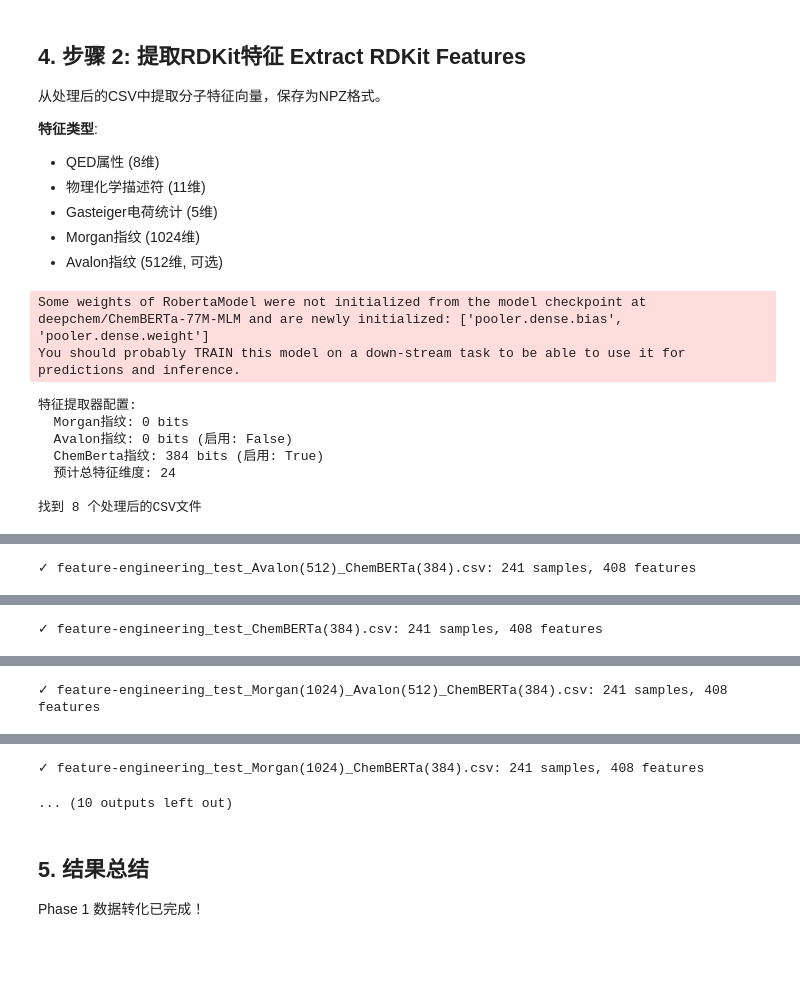
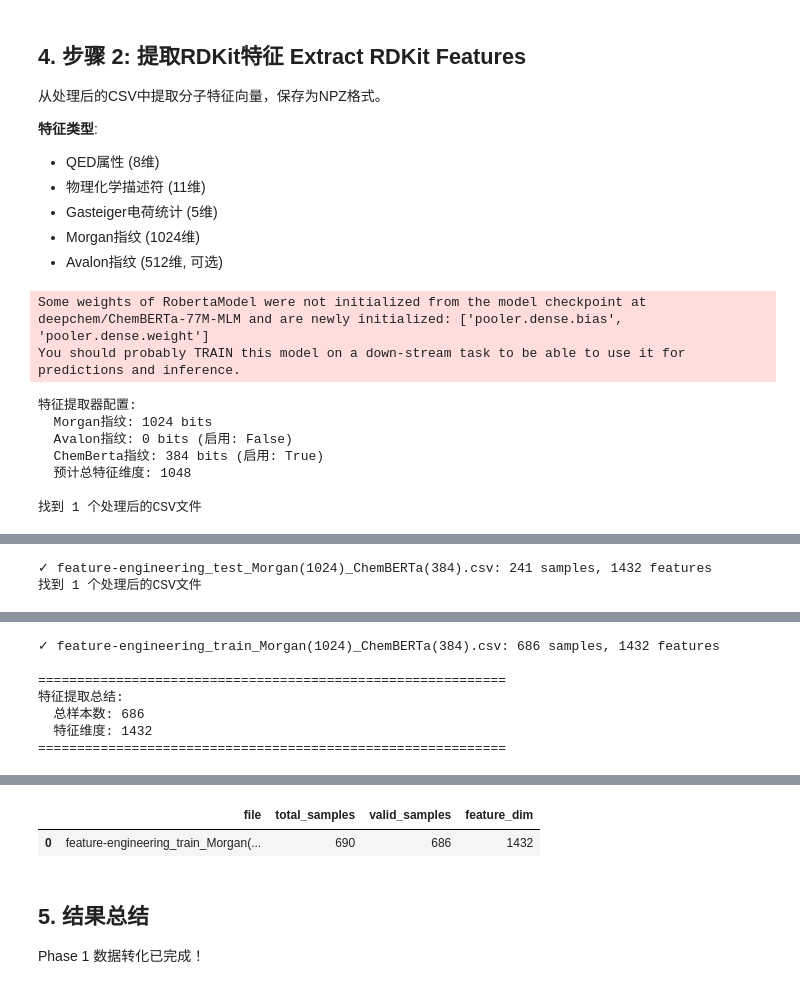
Before and after one commit to ViceMusic/feature_extraction, a Jupyter notebook: notebooks/特征工程_Phase1_1_数据集融合：增加ChemBerta分子表征.ipynb, the cells around one changed output, grey strips where cells are left out. Cells and saved outputs as stored; diff of their text form; code cells hidden in the pictures; blank space fills up the shorter version.

```diff
--- a/notebooks/特征工程_Phase1_1_数据集融合：增加ChemBerta分子表征.ipynb
+++ b/notebooks/特征工程_Phase1_1_数据集融合：增加ChemBerta分子表征.ipynb
@@ -79,10 +79,10 @@ CONFIG = {
     'figures_dir': project_root / 'data' / 'feature-engineering'/ 'figures' / 'phase1',
 
     # 备注信息：（用于挑选对应的数据和特征）
-    'message':"ChemBERTa(384)",#Morgan(1024)_Avalon(512)_
+    'message':"Morgan(1024)_ChemBERTa(384)",#Morgan(1024)_Avalon(512)_ChemBERTa(384)
 
     # 特征提取参数
-    'morgan_bits': 0, #1024,     # Morgan指纹位数（这里临时修改为0，关闭特征提取）
+    'morgan_bits': 1024, #1024,     # Morgan指纹位数（这里临时修改为0，关闭特征提取）
     'avalon_bits': 0,      # Avalon指纹位数512
     'chemberta_bits': 384,   # 根据目前所知，这个只有0和384，剩下改了都没用
     # （放在外面配置了）'use_avalon': True ,      # 是否使用Avalon指纹（需RDKit支持）
@@ -346,8 +346,19 @@ print(f"  Avalon指纹: {CONFIG['avalon_bits']} bits (启用: {CONFIG['use_avalo
 print(f"  ChemBerta指纹: {CONFIG['chemberta_bits']} bits (启用: {CONFIG['use_chemberta']})")
 print(f"  预计总特征维度: {featurizer.n_features}\n")
 
-# 执行：批量提取特征
-processed_csvs = list(CONFIG['processed_dir'].glob(f"feature-engineering_*_{CONFIG['message']}.csv"))
+# 执行：批量提取测试集特征
+processed_csvs = list(CONFIG['processed_dir'].glob(f"feature-engineering_test_{CONFIG['message']}.csv"))
+print(f"找到 {len(processed_csvs)} 个处理后的CSV文件\n")
+
+feature_stats = []
+for csv_file in processed_csvs:
+    stats = extract_rdkit_features(csv_file, CONFIG['features_dir'], featurizer)
+    if "error" not in stats:
+        feature_stats.append(stats)
+        print(f"✓ {stats['file']}: {stats['valid_samples']} samples, {stats['feature_dim']} features")
+
+# 执行：批量提取训练集特征
+processed_csvs = list(CONFIG['processed_dir'].glob(f"feature-engineering_train_{CONFIG['message']}.csv"))
 print(f"找到 {len(processed_csvs)} 个处理后的CSV文件\n")
 
 feature_stats = []
@@ -370,9 +381,9 @@ display(feat_summary_df[['file', 'total_samples', 'valid_samples', 'feature_dim'
 Some weights of RobertaModel were not initialized from the model checkpoint at deepchem/ChemBERTa-77M-MLM and are newly initialized: ['pooler.dense.bias', 'pooler.dense.weight']
 You should probably TRAIN this model on a down-stream task to be able to use it for predictions and inference.
 特征提取器配置:
-  Morgan指纹: 0 bits
+  Morgan指纹: 1024 bits
   Avalon指纹: 0 bits (启用: False)
   ChemBerta指纹: 384 bits (启用: True)
-  预计总特征维度: 24
+  预计总特征维度: 1048
 
-找到 8 个处理后的CSV文件
+找到 1 个处理后的CSV文件
@@ -396 +407,2 @@ You should probably TRAIN this model on a down-stream task to be able to use it
-✓ feature-engineering_test_Avalon(512)_ChemBERTa(384).csv: 241 samples, 408 features
+✓ feature-engineering_test_Morgan(1024)_ChemBERTa(384).csv: 241 samples, 1432 features
+找到 1 个处理后的CSV文件
@@ -416 +428,7 @@ You should probably TRAIN this model on a down-stream task to be able to use it
-✓ feature-engineering_test_ChemBERTa(384).csv: 241 samples, 408 features
+✓ feature-engineering_train_Morgan(1024)_ChemBERTa(384).csv: 686 samples, 1432 features
+
+============================================================
+特征提取总结:
+  总样本数: 686
+  特征维度: 1432
+============================================================
@@ -440 +434,0 @@ You should probably TRAIN this model on a down-stream task to be able to use it
-✓ feature-engineering_test_Morgan(1024)_Avalon(512)_ChemBERTa(384).csv: 241 samples, 408 features
@@ -458,5 +435,5 @@ You should probably TRAIN this model on a down-stream task to be able to use it
-✓ feature-engineering_test_Morgan(1024)_ChemBERTa(384).csv: 241 samples, 408 features
-... (10 outputs left out)
+|  | file | total_samples | valid_samples | feature_dim |
+| 0 | feature-engineering_train_Morgan(... | 690 | 686 | 1432 |
 # %% [markdown]
 ## 5. 结果总结
 
```
Also changed, not shown: parts of 3 cells of this notebook, 45 other files.
